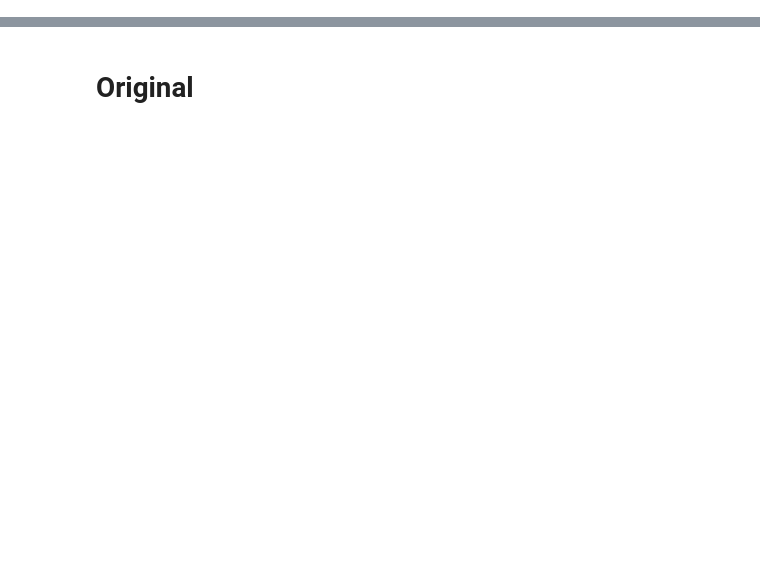
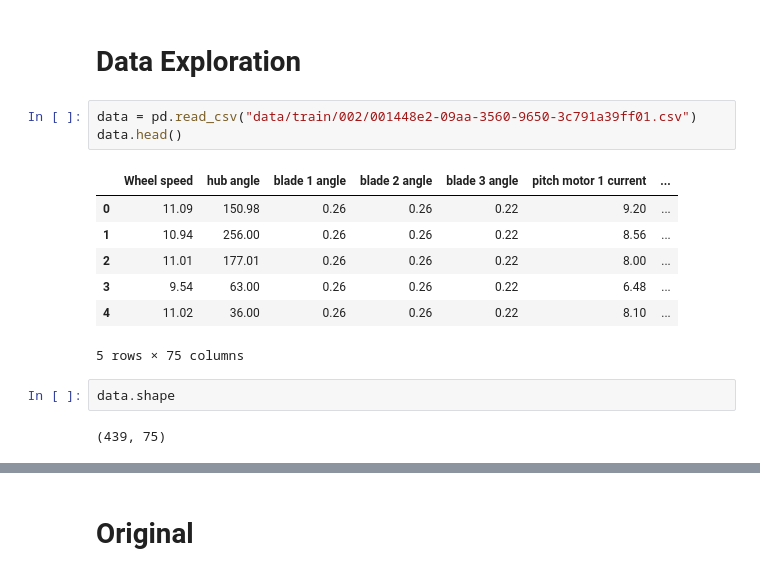
Before and after one commit to sdsc-bw/Parallel_computing, a Jupyter notebook: acceleration_test.ipynb, the cells around one changed output, grey strips where cells are left out. Drawn from its saved outputs; the diff is of its cells as text; blank space fills up the shorter version.

Commit message:
rerun the code and add model training and testing code

```diff
--- a/acceleration_test.ipynb
+++ b/acceleration_test.ipynb
@@ -12,0 +68,17 @@ import numpy as np
+# %% [markdown]
+# Data Exploration
+# %%
+data = pd.read_csv("data/train/002/001448e2-09aa-3560-9650-3c791a39ff01.csv")
+data.head()
+# %% [output]
+|  | Wheel speed | hub angle | blade 1 angle | blade 2 angle | blade 3 angle | pitch motor 1 current | ... |
+| 0 | 11.09 | 150.98 | 0.26 | 0.26 | 0.22 | 9.20 | ... |
+| 1 | 10.94 | 256.00 | 0.26 | 0.26 | 0.22 | 8.56 | ... |
+| 2 | 11.01 | 177.01 | 0.26 | 0.26 | 0.22 | 8.00 | ... |
+| 3 | 9.54 | 63.00 | 0.26 | 0.26 | 0.22 | 6.48 | ... |
+| 4 | 11.02 | 36.00 | 0.26 | 0.26 | 0.22 | 8.10 | ... |
+5 rows × 75 columns
+# %%
+data.shape
+# %% [output]
+(439, 75)
```
Also changed, not shown: parts of 38 cells of this notebook.
